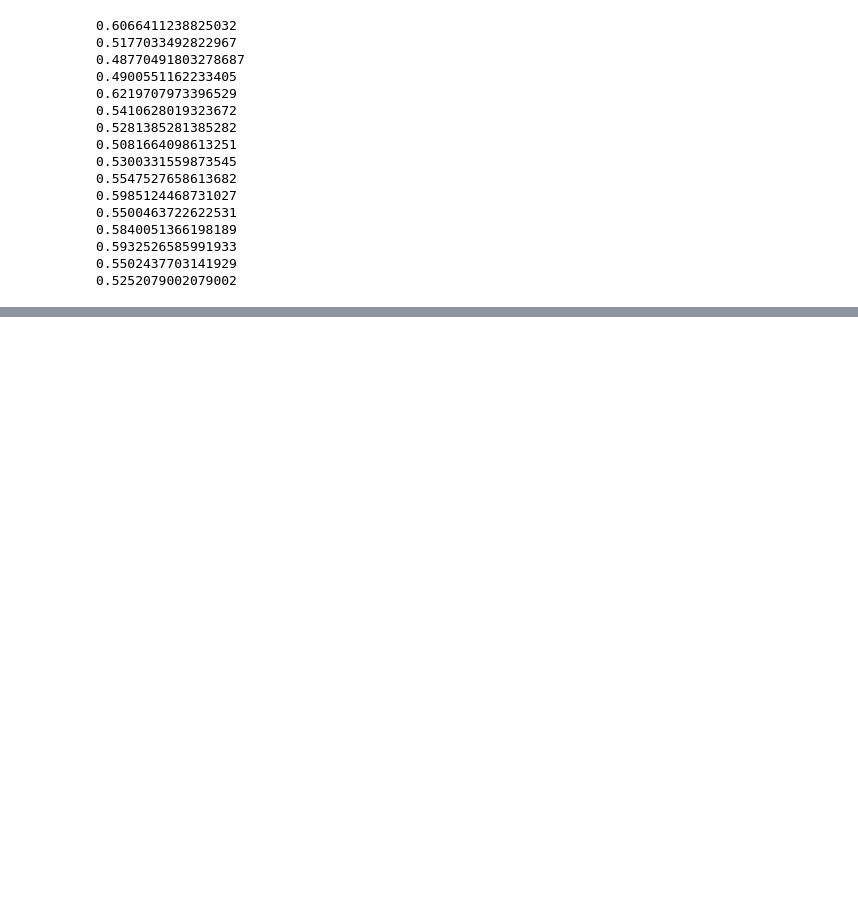
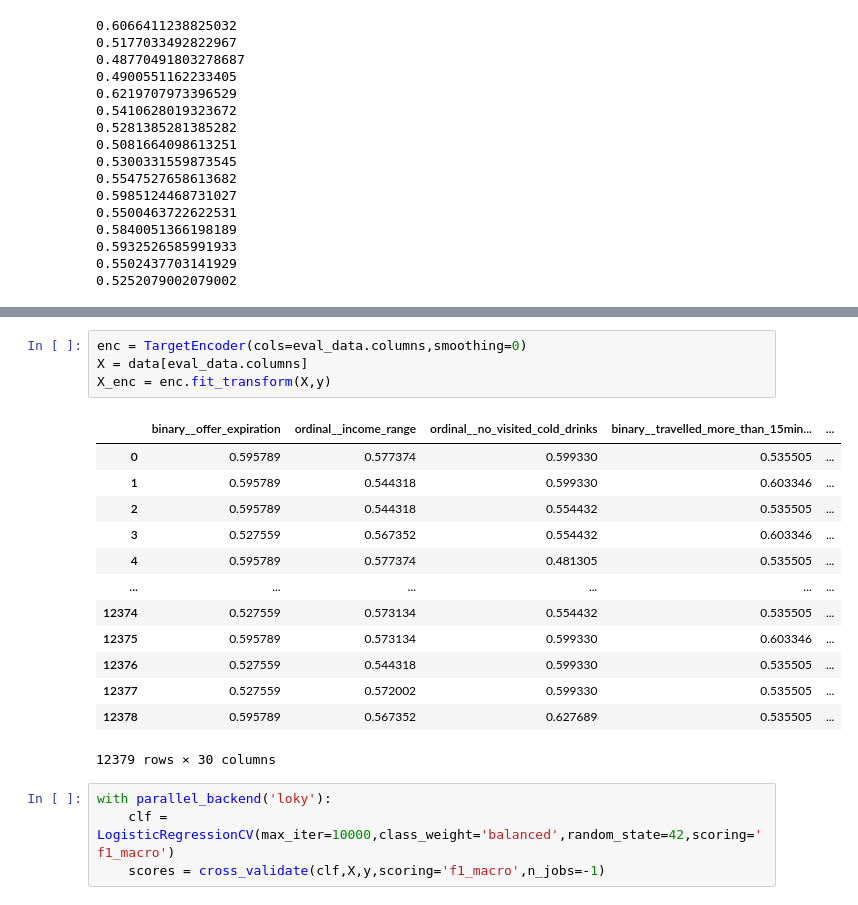
Before and after one commit to risan-raja/msiit, a Jupyter notebook: risan-raja-marketing-strategy-submission-sep-2022.ipynb, the cells around one changed output, grey strips where cells are left out. Cells and saved outputs as stored; diff of their text form; blank space fills up the shorter version.

```diff
--- a/risan-raja-marketing-strategy-submission-sep-2022.ipynb
+++ b/risan-raja-marketing-strategy-submission-sep-2022.ipynb
@@ -1198,0 +1167,22 @@ joblib.dump(clfs,'hist_clf')
+# %%
+enc = TargetEncoder(cols=eval_data.columns,smoothing=0)
+X = data[eval_data.columns]
+X_enc = enc.fit_transform(X,y)
+# %% [output]
+|  | binary__offer_expiration | ordinal__income_range | ordinal__no_visited_cold_drinks | binary__travelled_more_than_15min... | ... |
+| 0 | 0.595789 | 0.577374 | 0.599330 | 0.535505 | ... |
+| 1 | 0.595789 | 0.544318 | 0.599330 | 0.603346 | ... |
+| 2 | 0.595789 | 0.544318 | 0.554432 | 0.535505 | ... |
+| 3 | 0.527559 | 0.567352 | 0.554432 | 0.603346 | ... |
+| 4 | 0.595789 | 0.577374 | 0.481305 | 0.535505 | ... |
+| ... | ... | ... | ... | ... | ... |
+| 12374 | 0.527559 | 0.573134 | 0.554432 | 0.535505 | ... |
+| 12375 | 0.595789 | 0.573134 | 0.599330 | 0.603346 | ... |
+| 12376 | 0.527559 | 0.544318 | 0.599330 | 0.535505 | ... |
+| 12377 | 0.527559 | 0.572002 | 0.599330 | 0.535505 | ... |
+| 12378 | 0.595789 | 0.567352 | 0.627689 | 0.535505 | ... |
+12379 rows × 30 columns
+# %%
+with parallel_backend('loky'):
+    clf = LogisticRegressionCV(max_iter=10000,class_weight='balanced',random_state=42,scoring='f1_macro')
+    scores = cross_validate(clf,X,y,scoring='f1_macro',n_jobs=-1)
```
Also changed, not shown: parts of 18 cells of this notebook, 1 other file.
